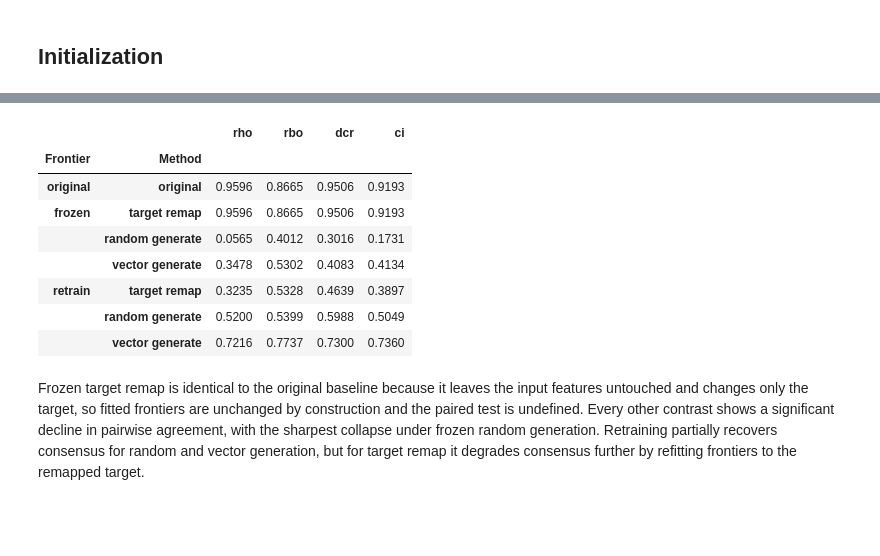
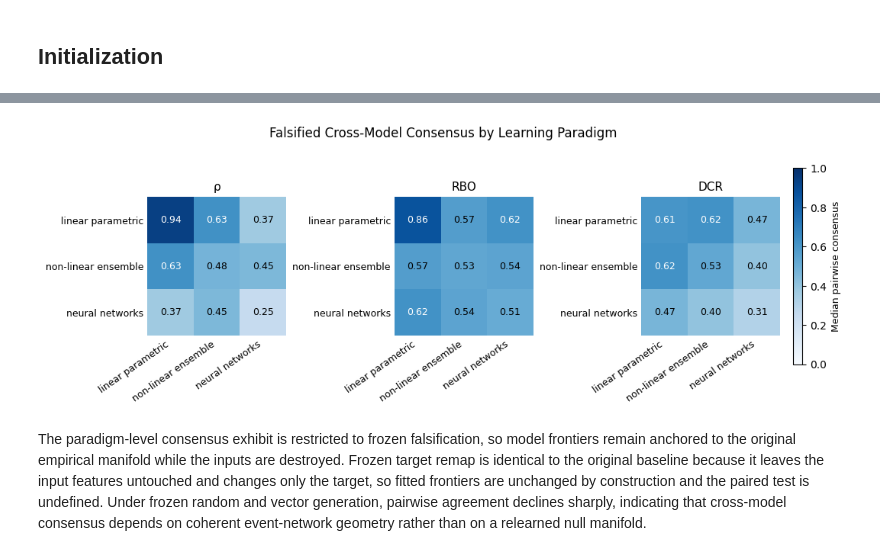
Before and after one commit to nickkunz/graph-capacity, a Jupyter notebook: notebooks/falsify.ipynb, the cells around one changed output, grey strips where cells are left out. Cells and saved outputs as stored; diff of their text form; code cells hidden in the pictures; blank space fills up the shorter version.

```diff
--- a/notebooks/falsify.ipynb
+++ b/notebooks/falsify.ipynb
@@ -209,13 +254,0 @@ The same falsification types are applied to assess whether fitted frontier struc
-# %%
-## test falsified pairwise consensus
-if "results_falsified_consensus" not in globals():
-    results_falsified_consensus = eval_falsified_consensus(
-        data_proc = data_proc,
-        data_fals = data_fals,
-        models = models,
-        feat_x = FEAT_X,
-        feat_z = FEAT_Z,
-        target = TARGET,
-        n_repeats = N_REPEATS,
-        random_state = RANDOM_STATE
-    )
@@ -254,20 +255,19 @@ Significance codes reflect Holm-adj. p
-# %%
-## median pairwise consensus metrics
-pairwise_summary = stat_falsified_summary(
-    results = results_falsified_consensus,
-    metrics = CONSENSUS_METRICS
-)
-
-display(pairwise_summary)
-# %% [output]
-|  |  | rho | rbo | dcr | ci |
-| Frontier | Method |  |  |  |  |
-| original | original | 0.9596 | 0.8665 | 0.9506 | 0.9193 |
-| frozen | target remap | 0.9596 | 0.8665 | 0.9506 | 0.9193 |
-|  | random generate | 0.0565 | 0.4012 | 0.3016 | 0.1731 |
-|  | vector generate | 0.3478 | 0.5302 | 0.4083 | 0.4134 |
-| retrain | target remap | 0.3235 | 0.5328 | 0.4639 | 0.3897 |
-|  | random generate | 0.5200 | 0.5399 | 0.5988 | 0.5049 |
-|  | vector generate | 0.7216 | 0.7737 | 0.7300 | 0.7360 |
+# %%
+## paradigm-level pairwise consensus heatmap
+results_falsified_consensus_plot = results_falsified_consensus.loc[
+    (results_falsified_consensus["condition"] == "falsified")
+    & (results_falsified_consensus["track"] == "frozen")
+].copy()
+
+fig, axes, matrices = plot_consensus(
+    results = results_falsified_consensus_plot,
+    title = "Falsified Cross-Model Consensus by Learning Paradigm"
+)
+
+falsified_consensus_figures = {"frozen": fig}
+falsified_consensus_axes = {"frozen": axes}
+falsified_consensus_matrices = {"frozen": matrices}
+# %% [output]
+[figure, added]
 # %% [markdown]
-Frozen target remap is identical to the original baseline because it leaves the input features untouched and changes only the target, so fitted frontiers are unchanged by construction and the paired test is undefined. Every other contrast shows a significant decline in pairwise agreement, with the sharpest collapse under frozen random generation. Retraining partially recovers consensus for random and vector generation, but for target remap it degrades consensus further by refitting frontiers to the remapped target.
+The paradigm-level consensus exhibit is restricted to frozen falsification, so model frontiers remain anchored to the original empirical manifold while the inputs are destroyed. Frozen target remap is identical to the original baseline because it leaves the input features untouched and changes only the target, so fitted frontiers are unchanged by construction and the paired test is undefined. Under frozen random and vector generation, pairwise agreement declines sharply, indicating that cross-model consensus depends on coherent event-network geometry rather than on a relearned null manifold.
```
Also changed, not shown: parts of 29 cells of this notebook, 3 other files.
